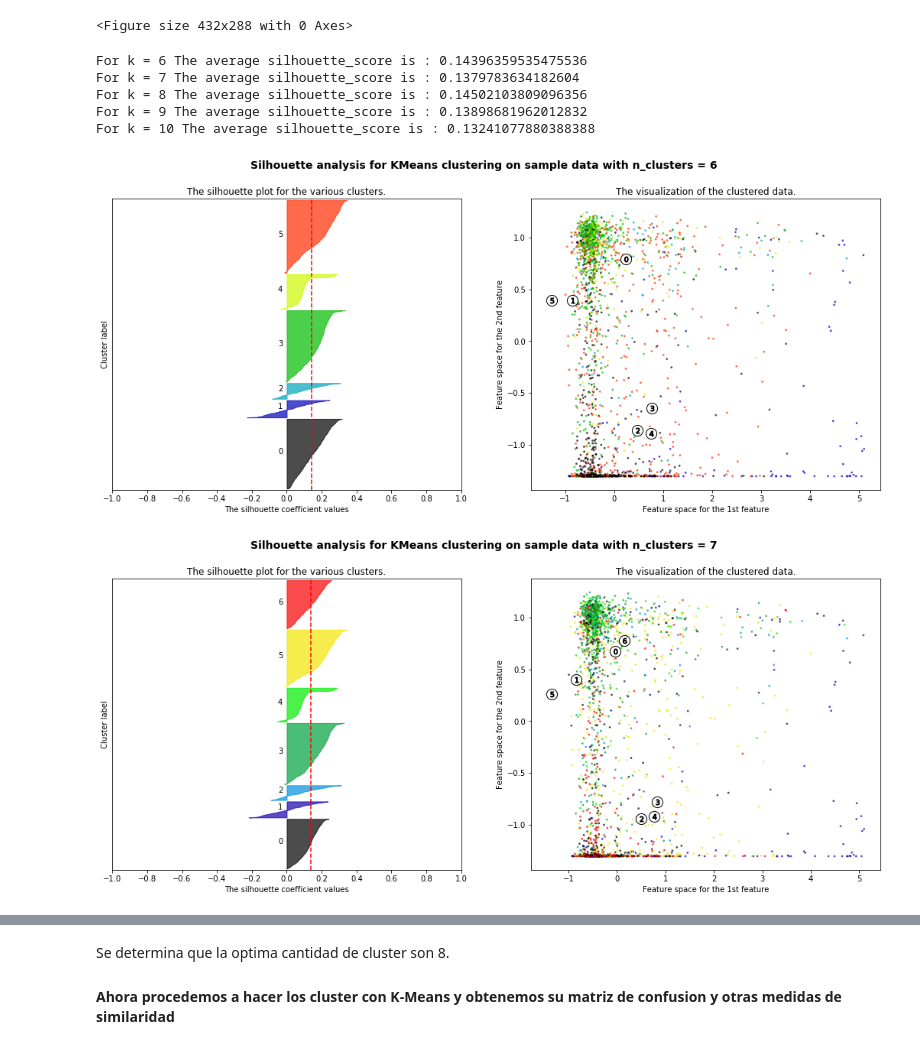
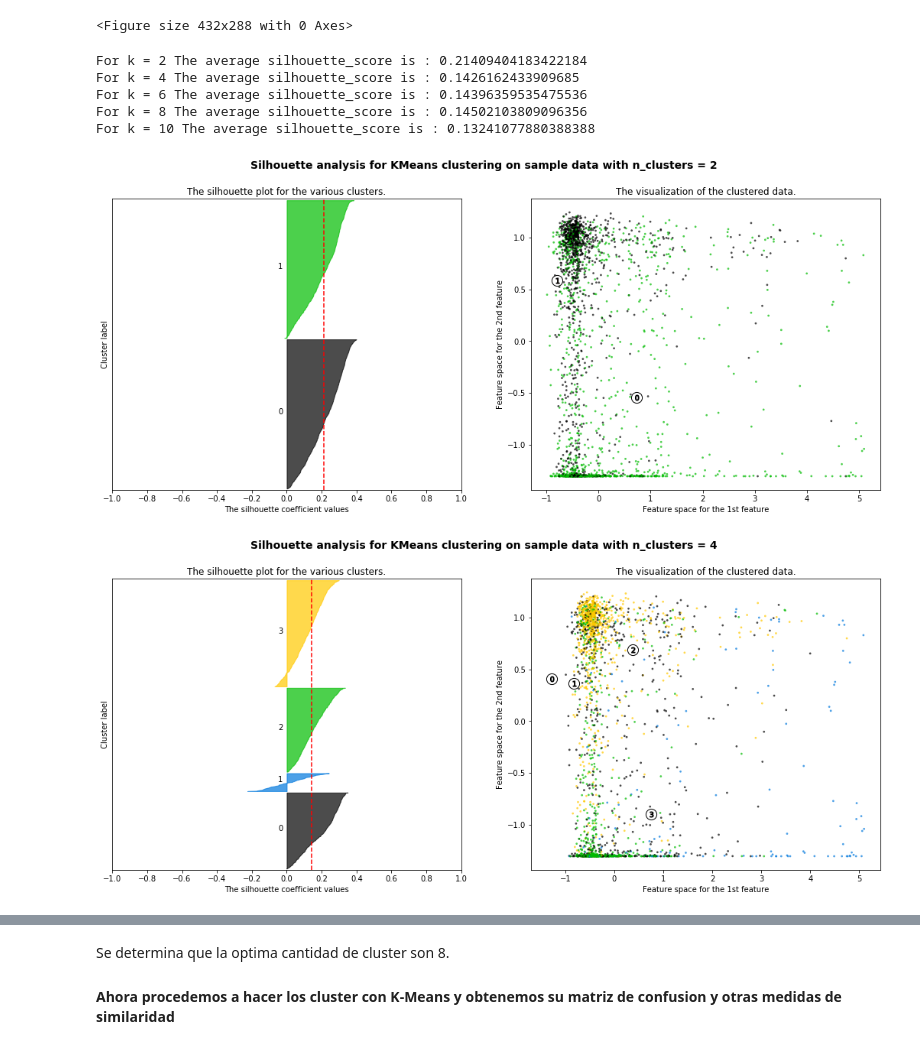
Before and after one commit to jduqer/TP01-CyT, a Jupyter notebook: TP1_v1.ipynb, the cells around one changed output, grey strips where cells are left out. Drawn from its saved outputs; the diff is of its cells as text; code cells hidden in the pictures.

```diff
--- a/TP1_v1.ipynb
+++ b/TP1_v1.ipynb
@@ -289,7 +290,7 @@ plt.show()
 <Figure size 432x288 with 0 Axes>
 # %%
 # Para graficar como se compone el silhouette a lo largo del cluster -solo 1 dataset
-range_n_clusters = [ 6, 7, 8, 9, 10]
+range_n_clusters = [ 2, 4 , 6, 8, 10]
 
 for k in range_n_clusters:
     # Create a subplot with 1 row and 2 columns
@@ -347,34 +348,34 @@ for k in range_n_clusters:
     ax1.set_xticks([-1,-0.8,-0.6,-0.4,-0.2, 0, 0.2, 0.4, 0.6, 0.8, 1])
 
     # 2nd Plot showing the actual clusters formed
     colors = cm.nipy_spectral(cluster_labels.astype(float) / k)
     ax2.scatter(af_std.iloc[:, 6], af_std.iloc[:, 4], marker='.', s=30, lw=0, alpha=0.7,
                 c=colors, edgecolor='k')
 
     # Labeling the clusters
     centers = kmeans.cluster_centers_
     # Draw white circles at cluster centers
     ax2.scatter(centers[:, 0], centers[:, 1], marker='o',
                 c="white", alpha=1, s=200, edgecolor='k')
 
     for i, c in enumerate(centers):
         ax2.scatter(c[0], c[1], marker='$%d$' % i, alpha=1,
                     s=50, edgecolor='k')
 
     ax2.set_title("The visualization of the clustered data.")
     ax2.set_xlabel("Feature space for the 1st feature")
     ax2.set_ylabel("Feature space for the 2nd feature")
 
     plt.suptitle(("Silhouette analysis for KMeans clustering on sample data "
                   "with n_clusters = %d" % k),
                  fontsize=14, fontweight='bold')
 
 plt.show()
 # %% [output]
+For k = 2 The average silhouette_score is : 0.21409404183422184
+For k = 4 The average silhouette_score is : 0.1426162433909685
 For k = 6 The average silhouette_score is : 0.14396359535475536
-For k = 7 The average silhouette_score is : 0.1379783634182604
 For k = 8 The average silhouette_score is : 0.14502103809096356
-For k = 9 The average silhouette_score is : 0.13898681962012832
 For k = 10 The average silhouette_score is : 0.13241077880388388
-[figure, old version]
+[figure, new version]
-[figure, old version]
+[figure, new version]
```
Also changed, not shown: parts of 20 cells of this notebook.
